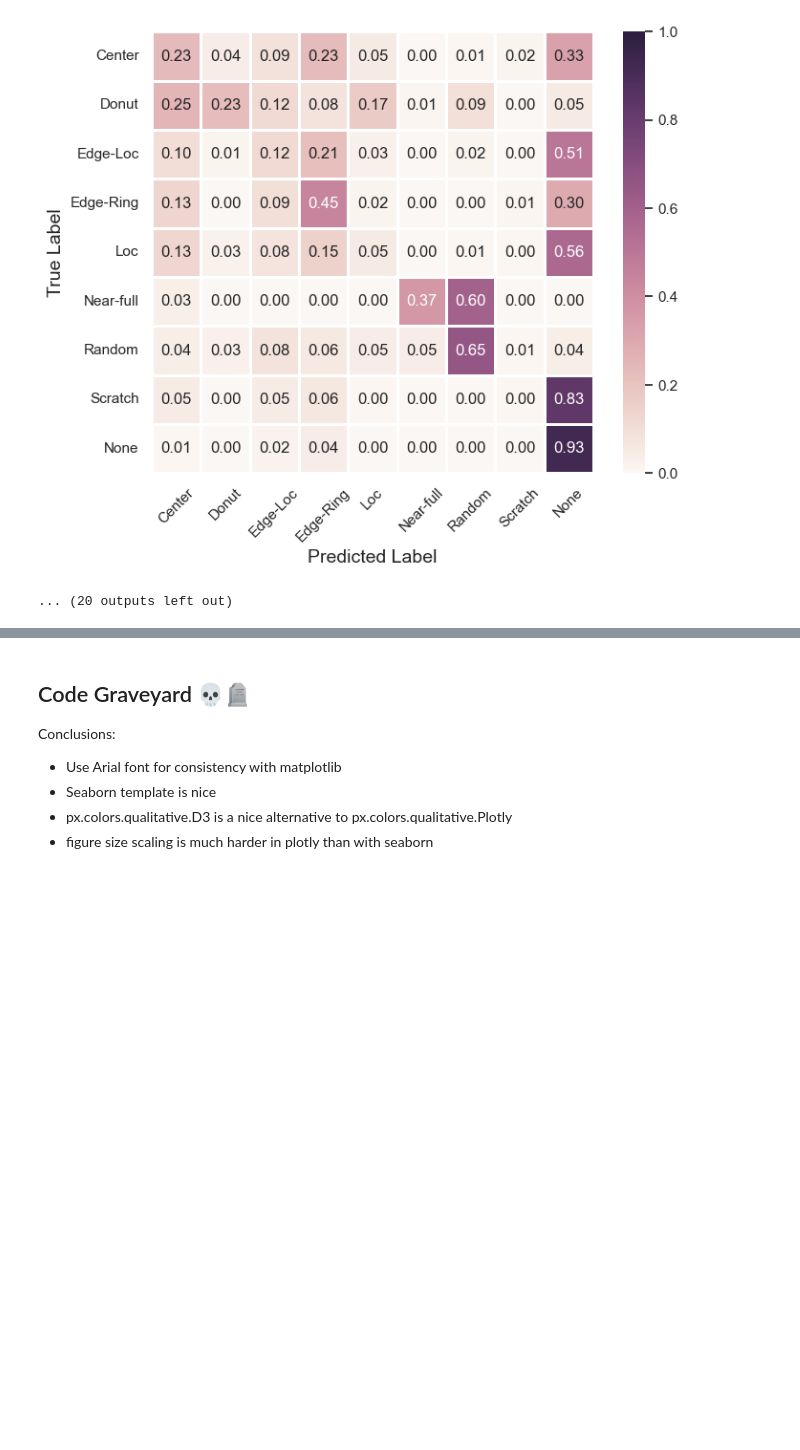
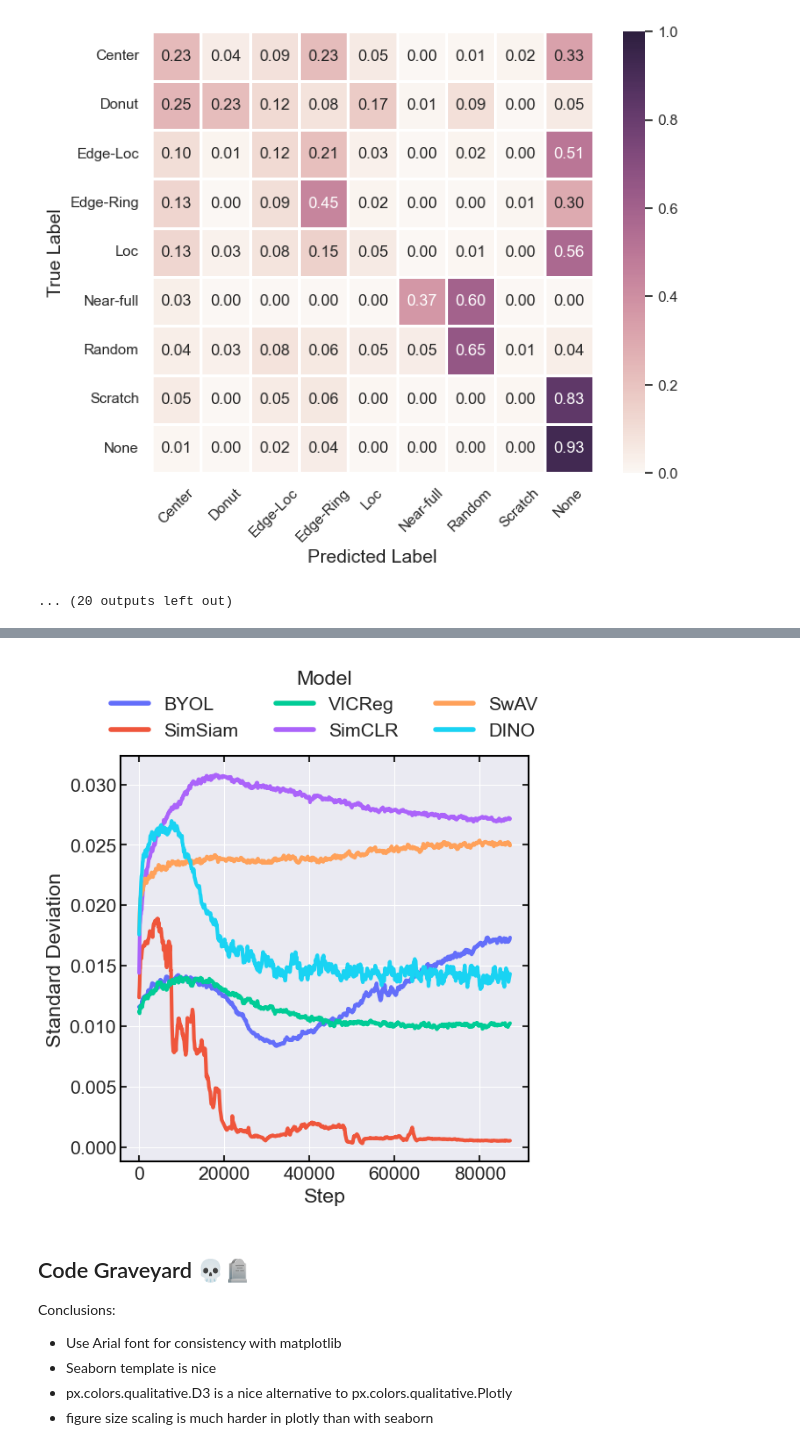
Before and after one commit to faris-k/self-supervised-wafermaps, a Jupyter notebook: notebooks/2.0-Figures-kNN-benchmark.ipynb, the cells around one changed output, grey strips where cells are left out. Drawn from its saved outputs; the diff is of its cells as text; code cells hidden in the pictures; blank space fills up the shorter version.

```diff
--- a/notebooks/2.0-Figures-kNN-benchmark.ipynb
+++ b/notebooks/2.0-Figures-kNN-benchmark.ipynb
@@ -187,0 +279,6 @@ FastSiam
+# %%
+plot_columns = ["Step", "BYOL", "SimSiam", "VICReg", "SimCLR", "SwAV", "DINO"]
+plot_df = pd.melt(
+    rep_df[plot_columns].ewm(alpha=0.2).mean(), id_vars="Step", var_name="Model", value_name="Standard Deviation"
+)
+plot_df
@@ -188,3 +299,26 @@ FastSiam
+# %%
+fig, ax = plt.subplots(figsize=(6, 6))
+ax_thiccify(ax)
+sns.lineplot(
+    data=plot_df,
+    x="Step",
+    y="Standard Deviation",
+    hue="Model",
+    lw=3,
+    legend="full",
+    ax=ax,
+    palette=px.colors.qualitative.Plotly,
+)
+legend = plt.legend()
+for line in legend.get_lines():
+    line.set_linewidth(4)
+sns.move_legend(
+    ax, "lower center", bbox_to_anchor=(.5, 1), title="Model", ncol=3, frameon=False
+)
+plt.savefig("../reports/figures/knn_std.png", bbox_inches="tight")
+plt.show()
+# %% [output]
+[figure, added]
 # %% [markdown]
 ## Code Graveyard 💀🪦
 
```
Also changed, not shown: parts of 9 cells of this notebook, 23 other files.
